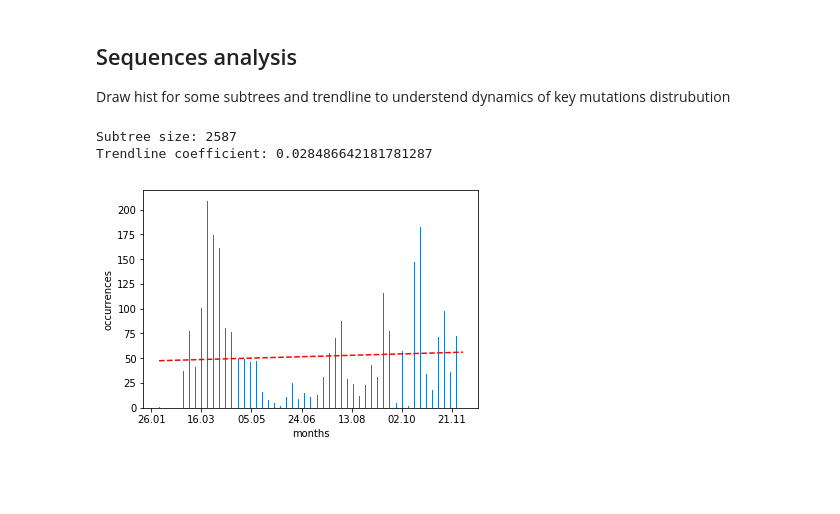
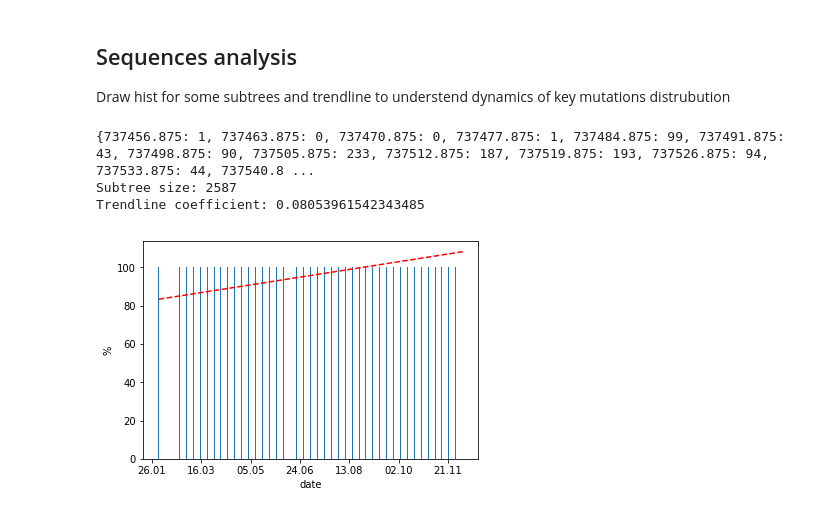
Before and after one commit to pashatyl/covid-active-mutations-research, a Jupyter notebook: COVID.ipynb, the cells around one changed output. Drawn from its saved outputs; the diff is of its cells as text; code cells hidden in the pictures; blank space fills up the shorter version.

```diff
--- a/COVID.ipynb
+++ b/COVID.ipynb
@@ -177,10 +132,3 @@ from newick import load
 def load_tree(path):
     with io.open(path, encoding='utf8') as fp:
         return load(fp)[0]
-# %%
-leafs = tree2.get_leaf_names()
-draw_date_histogramm_by_subtree(leafs, force_draw=True)
-# %% [output]
-Subtree size: 2587
-Trendline coefficient: 0.028486642181781287
-[figure, removed]
@@ -186,0 +225,12 @@ Trendline coefficient: 0.028486642181781287
+# %%
+leaves = tree2.get_leaf_names()
+# n, bins = prepare_hist(leaves)
+# approx_p, m = prepare_approx(n, bins)
+totals = prepare_totals(tree2)
+print(totals)
+draw_date_histogramm_by_subtree(leaves, totals, force_draw=True)
+# %% [output]
+{737456.875: 1, 737463.875: 0, 737470.875: 0, 737477.875: 1, 737484.875: 99, 737491.875: 43, 737498.875: 90, 737505.875: 233, 737512.875: 187, 737519.875: 193, 737526.875: 94, 737533.875: 44, 737540.8 ...
+Subtree size: 2587
+Trendline coefficient: 0.08053961542343485
+[figure, added]
```
Also changed, not shown: parts of 5 cells of this notebook.
